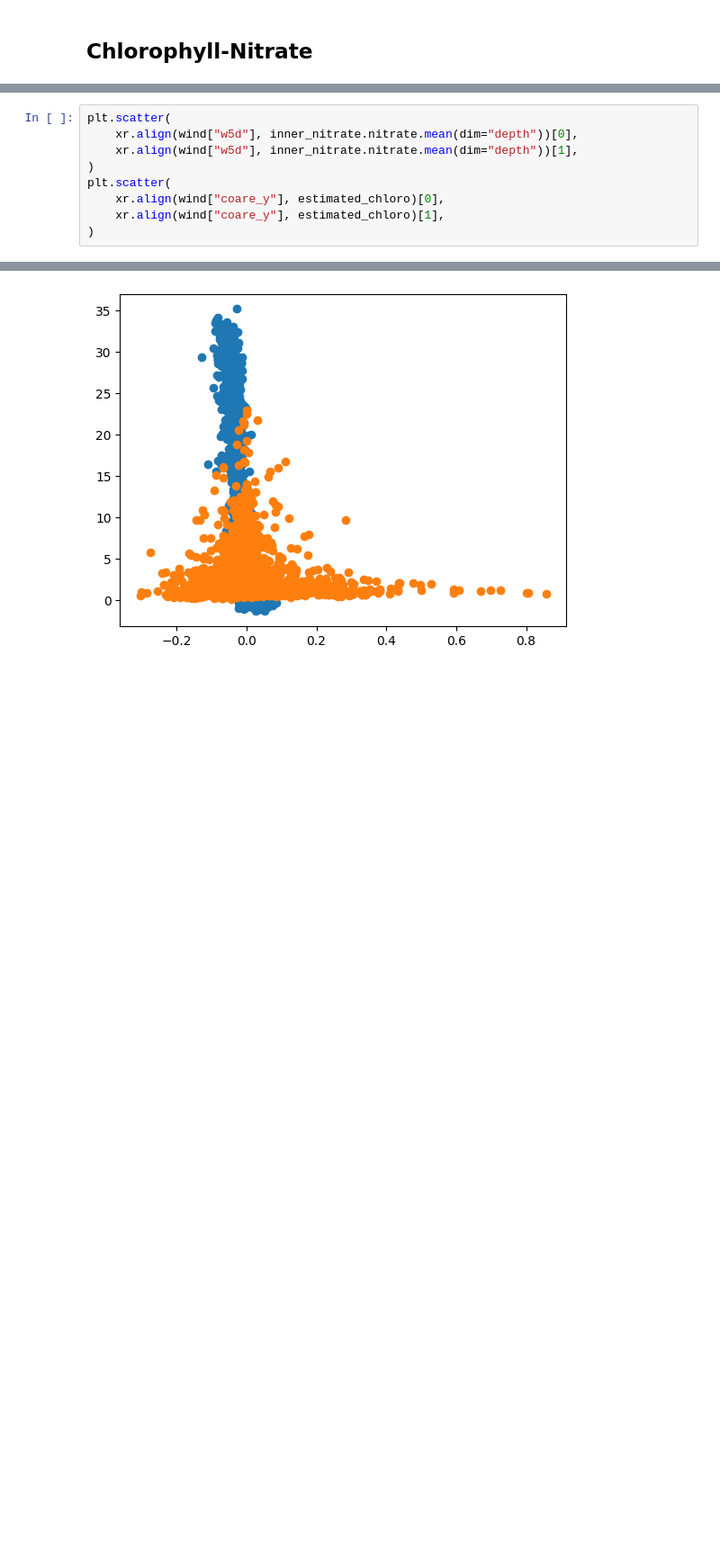
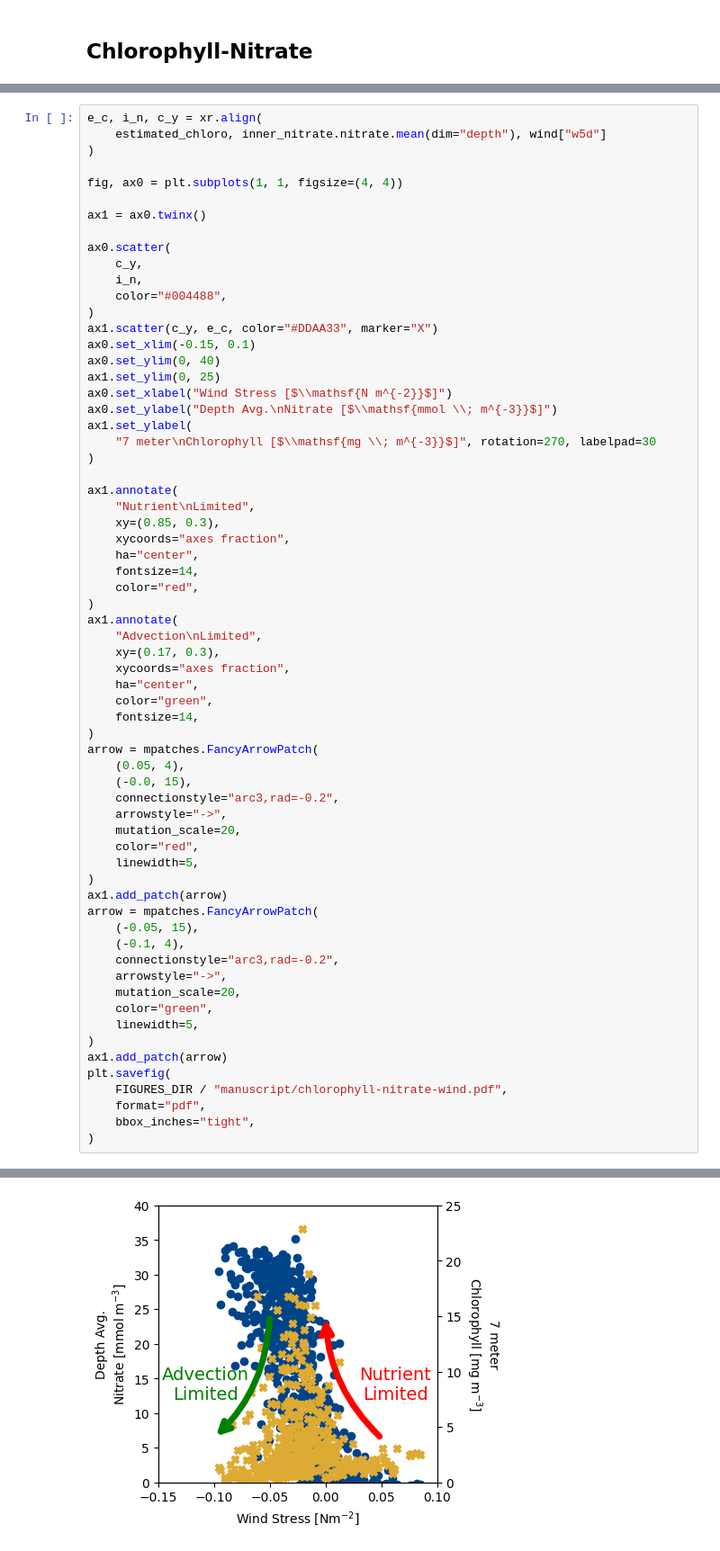
Before and after one commit to andrew-s28/shelf-nitrate-response-to-upwelling, a Jupyter notebook: notebooks/chlorophyll_nitrate.ipynb, the cells around one changed output, grey strips where cells are left out. Shown at 90% size. Saved outputs shown, nothing was run; the diff lists cells and outputs as text; blank space fills up the shorter version.

```diff
--- a/notebooks/chlorophyll_nitrate.ipynb
+++ b/notebooks/chlorophyll_nitrate.ipynb
@@ -222,10 +123,66 @@ e_c, c_y = xr.align(estimated_chloro, wind["w5d"])
 # %%
-plt.scatter(
-    xr.align(wind["w5d"], inner_nitrate.nitrate.mean(dim="depth"))[0],
-    xr.align(wind["w5d"], inner_nitrate.nitrate.mean(dim="depth"))[1],
+e_c, i_n, c_y = xr.align(
+    estimated_chloro, inner_nitrate.nitrate.mean(dim="depth"), wind["w5d"]
 )
-plt.scatter(
-    xr.align(wind["coare_y"], estimated_chloro)[0],
-    xr.align(wind["coare_y"], estimated_chloro)[1],
+
+fig, ax0 = plt.subplots(1, 1, figsize=(4, 4))
+
+ax1 = ax0.twinx()
+
+ax0.scatter(
+    c_y,
+    i_n,
+    color="#004488",
 )
+ax1.scatter(c_y, e_c, color="#DDAA33", marker="X")
+ax0.set_xlim(-0.15, 0.1)
+ax0.set_ylim(0, 40)
+ax1.set_ylim(0, 25)
+ax0.set_xlabel("Wind Stress [$\\mathsf{N m^{-2}}$]")
+ax0.set_ylabel("Depth Avg.\nNitrate [$\\mathsf{mmol \\; m^{-3}}$]")
+ax1.set_ylabel(
+    "7 meter\nChlorophyll [$\\mathsf{mg \\; m^{-3}}$]", rotation=270, labelpad=30
+)
+
+ax1.annotate(
+    "Nutrient\nLimited",
+    xy=(0.85, 0.3),
+    xycoords="axes fraction",
+    ha="center",
+    fontsize=14,
+    color="red",
+)
+ax1.annotate(
+    "Advection\nLimited",
+    xy=(0.17, 0.3),
+    xycoords="axes fraction",
+    ha="center",
+    color="green",
+    fontsize=14,
+)
+arrow = mpatches.FancyArrowPatch(
+    (0.05, 4),
+    (-0.0, 15),
+    connectionstyle="arc3,rad=-0.2",
+    arrowstyle="->",
+    mutation_scale=20,
+    color="red",
+    linewidth=5,
+)
+ax1.add_patch(arrow)
+arrow = mpatches.FancyArrowPatch(
+    (-0.05, 15),
+    (-0.1, 4),
+    connectionstyle="arc3,rad=-0.2",
+    arrowstyle="->",
+    mutation_scale=20,
+    color="green",
+    linewidth=5,
+)
+ax1.add_patch(arrow)
+plt.savefig(
+    FIGURES_DIR / "manuscript/chlorophyll-nitrate-wind.pdf",
+    format="pdf",
+    bbox_inches="tight",
+)
 # %% [output]
@@ -233 +189 @@ plt.scatter(
-[figure, old version]
+[figure, new version]
```
Also changed, not shown: parts of 11 cells of this notebook, 12 other files.
